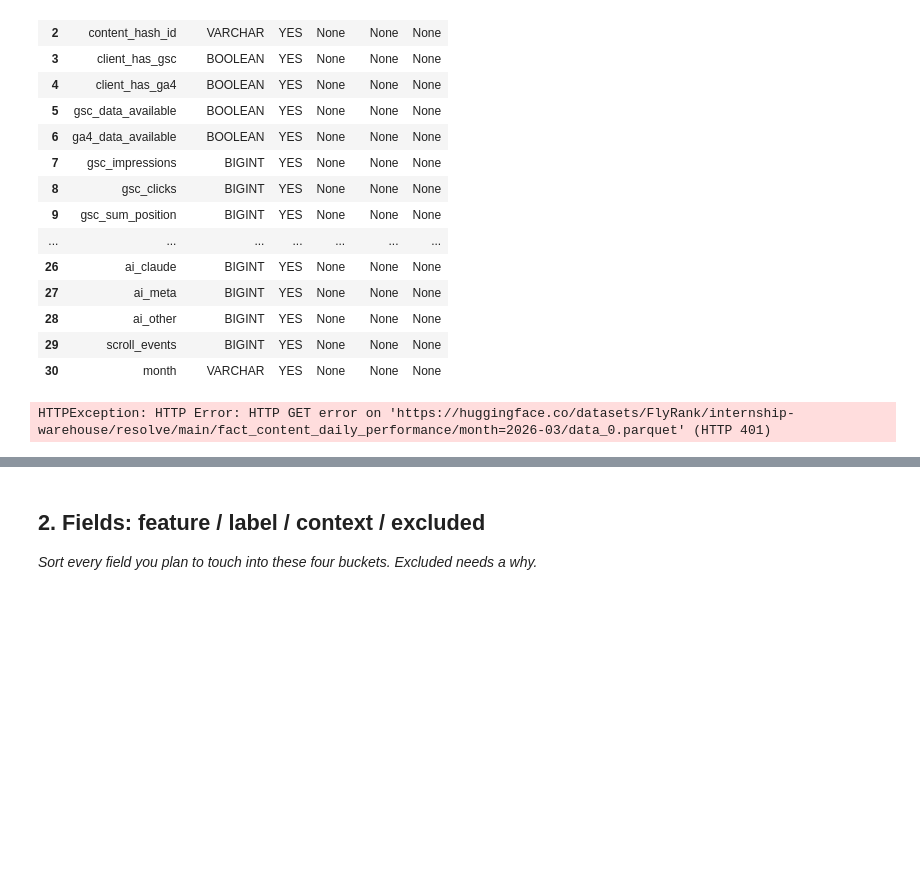
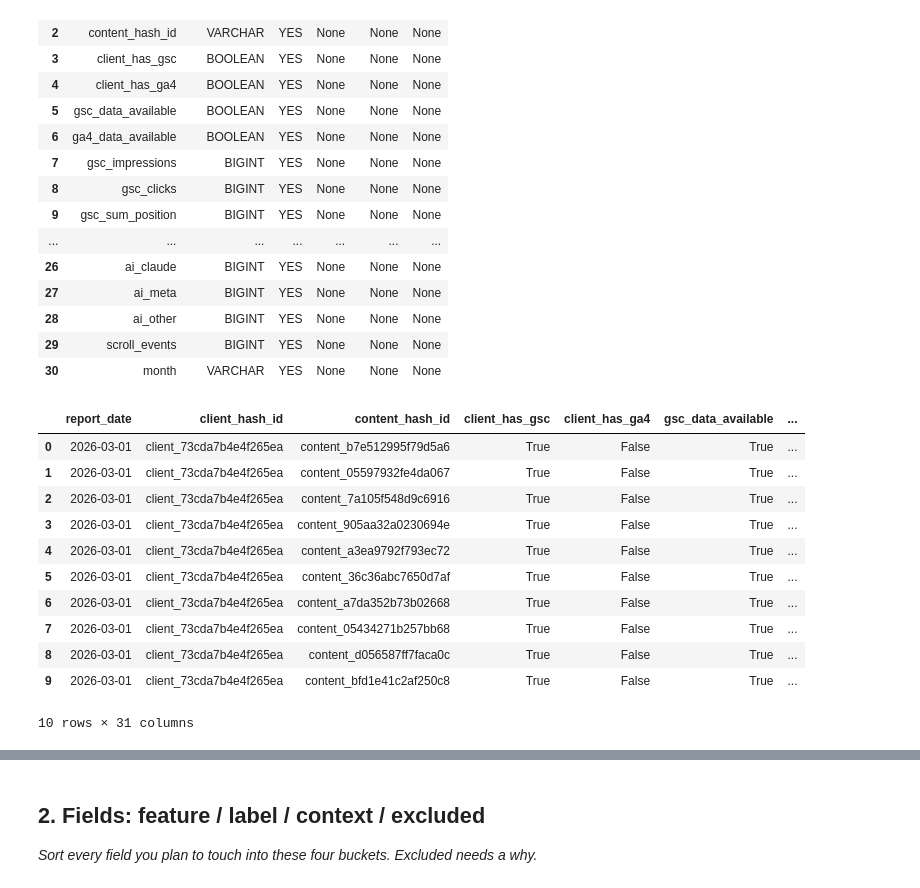
Before and after one commit to hydroz3/flyrank-ml-intern, a Jupyter notebook: work/notebooks/w03_data_contract.ipynb, the cells around one changed output, grey strips where cells are left out. Drawn from its saved outputs; the diff is of its cells as text; code cells hidden in the pictures; blank space fills up the shorter version.

```diff
--- a/work/notebooks/w03_data_contract.ipynb
+++ b/work/notebooks/w03_data_contract.ipynb
@@ -106,29 +108,44 @@ con.sql(f"""
 | 30 | month | VARCHAR | YES | None | None | None |
 # %%
 import duckdb
-import os
-os.environ["HF_TOKEN"] = token
+
+# Connect to DuckDB
 con = duckdb.connect()
 
-con.sql(f"""
-    CREATE OR REPLACE VIEW fact_content_daily_performance AS
-    SELECT *
-    FROM read_parquet(
-        '{rel}/fact_content_daily_performance/month=2026-03/**/*.parquet'
+# Authenticate DuckDB with your Hugging Face token
+con.execute(f"""
+    CREATE OR REPLACE SECRET hf_secret (
+        TYPE huggingface,
+        TOKEN '{token}'
     )
 """)
 
+# FlyRank warehouse root
+rel = "hf://datasets/FlyRank/internship-warehouse"
+
+# Preview 10 rows from March 2026
 result = con.sql(f"""
     SELECT *
     FROM read_parquet(
         '{rel}/fact_content_daily_performance/month=2026-03/**/*.parquet'
     )
     LIMIT 10
 """).df()
 
 result
 # %% [output]
+|  | report_date | client_hash_id | content_hash_id | client_has_gsc | client_has_ga4 | gsc_data_available | ... |
+| 0 | 2026-03-01 | client_73cda7b4e4f265ea | content_b7e512995f79d5a6 | True | False | True | ... |
+| 1 | 2026-03-01 | client_73cda7b4e4f265ea | content_05597932fe4da067 | True | False | True | ... |
+| 2 | 2026-03-01 | client_73cda7b4e4f265ea | content_7a105f548d9c6916 | True | False | True | ... |
+| 3 | 2026-03-01 | client_73cda7b4e4f265ea | content_905aa32a0230694e | True | False | True | ... |
+| 4 | 2026-03-01 | client_73cda7b4e4f265ea | content_a3ea9792f793ec72 | True | False | True | ... |
+| 5 | 2026-03-01 | client_73cda7b4e4f265ea | content_36c36abc7650d7af | True | False | True | ... |
+| 6 | 2026-03-01 | client_73cda7b4e4f265ea | content_a7da352b73b02668 | True | False | True | ... |
+| 7 | 2026-03-01 | client_73cda7b4e4f265ea | content_05434271b257bb68 | True | False | True | ... |
+| 8 | 2026-03-01 | client_73cda7b4e4f265ea | content_d056587ff7faca0c | True | False | True | ... |
+| 9 | 2026-03-01 | client_73cda7b4e4f265ea | content_bfd1e41c2af250c8 | True | False | True | ... |
-HTTPException: HTTP Error: HTTP GET error on 'https://huggingface.co/datasets/FlyRank/internship-warehouse/resolve/main/fact_content_daily_performance/month=2026-03/data_0.parquet' (HTTP 401)
+10 rows × 31 columns
 # %%
 columns = con.sql(f"""
     DESCRIBE
```
Also changed, not shown: parts of 23 cells of this notebook.
